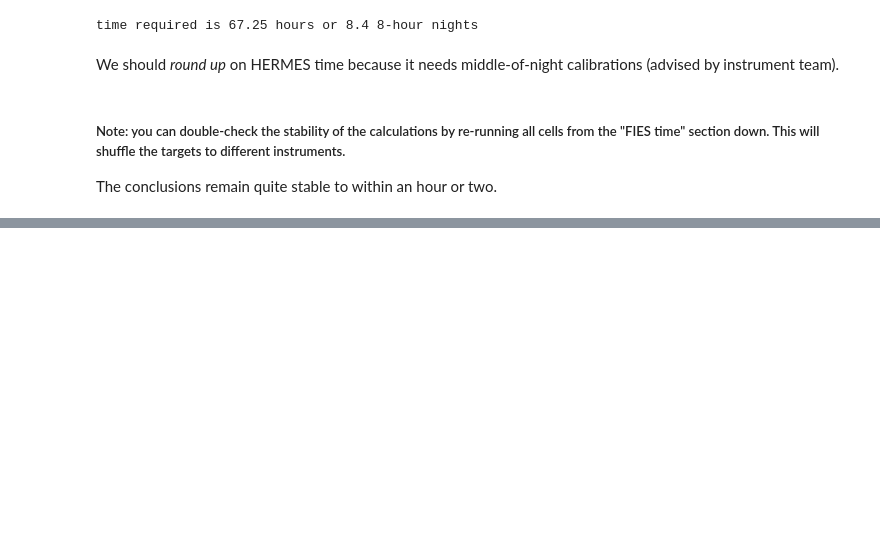
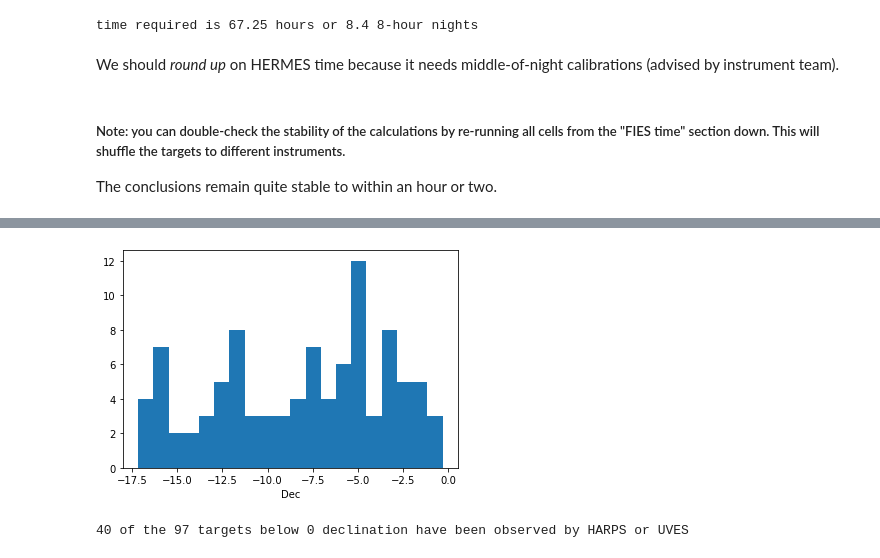
Before and after one commit to megbedell/thethethe, a Jupyter notebook: survey-time-calculator.ipynb, the cells around one changed output, grey strips where cells are left out. Drawn from its saved outputs; the diff is of its cells as text; code cells hidden in the pictures; blank space fills up the shorter version.

```diff
--- a/survey-time-calculator.ipynb
+++ b/survey-time-calculator.ipynb
@@ -109,0 +145,5 @@ The conclusions remain quite stable to within an hour or two.
+# %%
+plt.hist(targets_s['DEJ2000'], bins=20)
+plt.xlabel('Dec');
+# %% [output]
+[figure, added]
@@ -109,0 +152,5 @@ The conclusions remain quite stable to within an hour or two.
+# %%
+already_observed_mask = np.isin(targets_s['DR2Name'], eso['Uploaded_file_input_value'])
+print('{0} of the {1} targets below 0 declination have been observed by HARPS or UVES'.format(sum(already_observed_mask), len(targets_s)))
+# %% [output]
+40 of the 97 targets below 0 declination have been observed by HARPS or UVES
```
Also changed, not shown: parts of 17 cells of this notebook.
